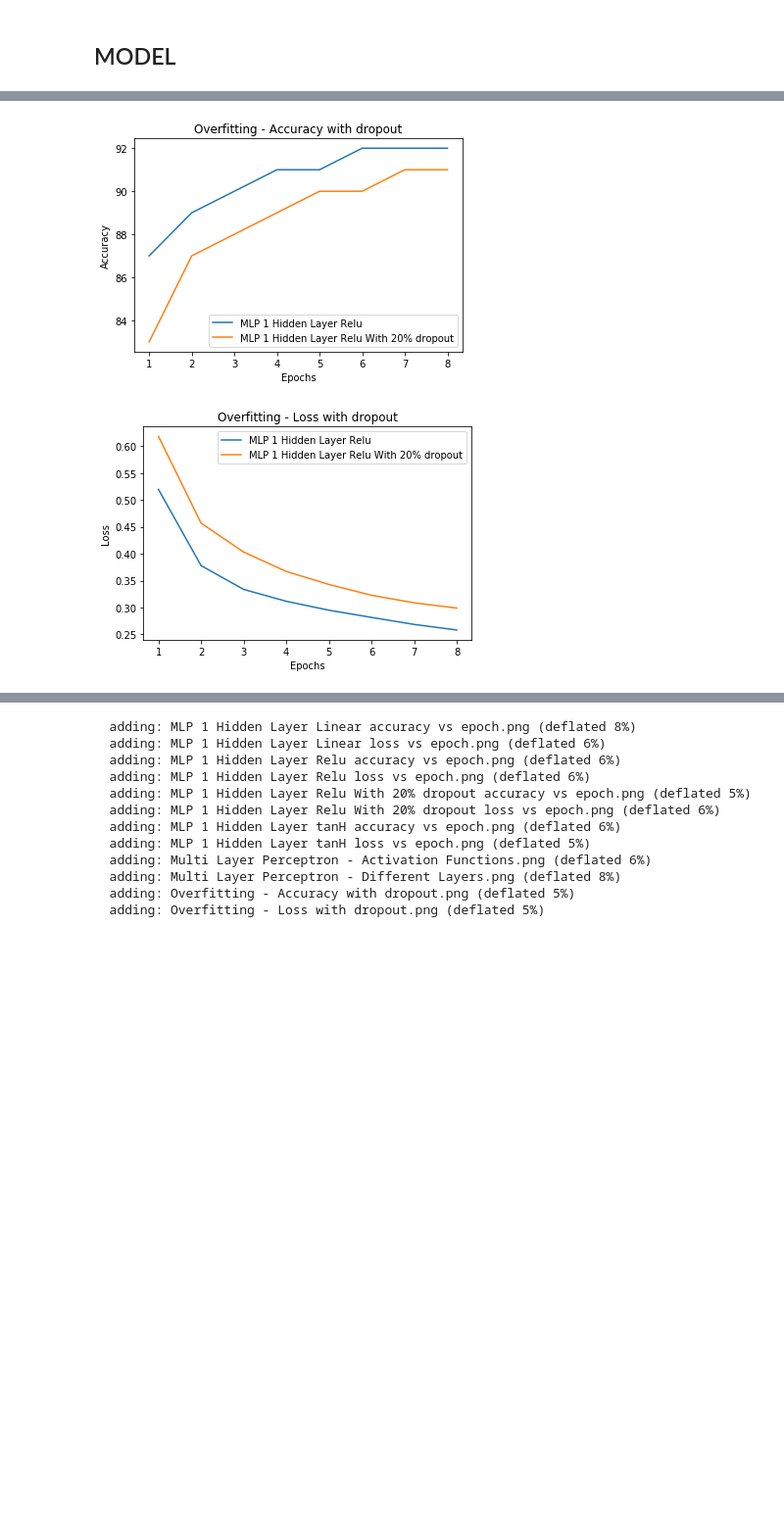
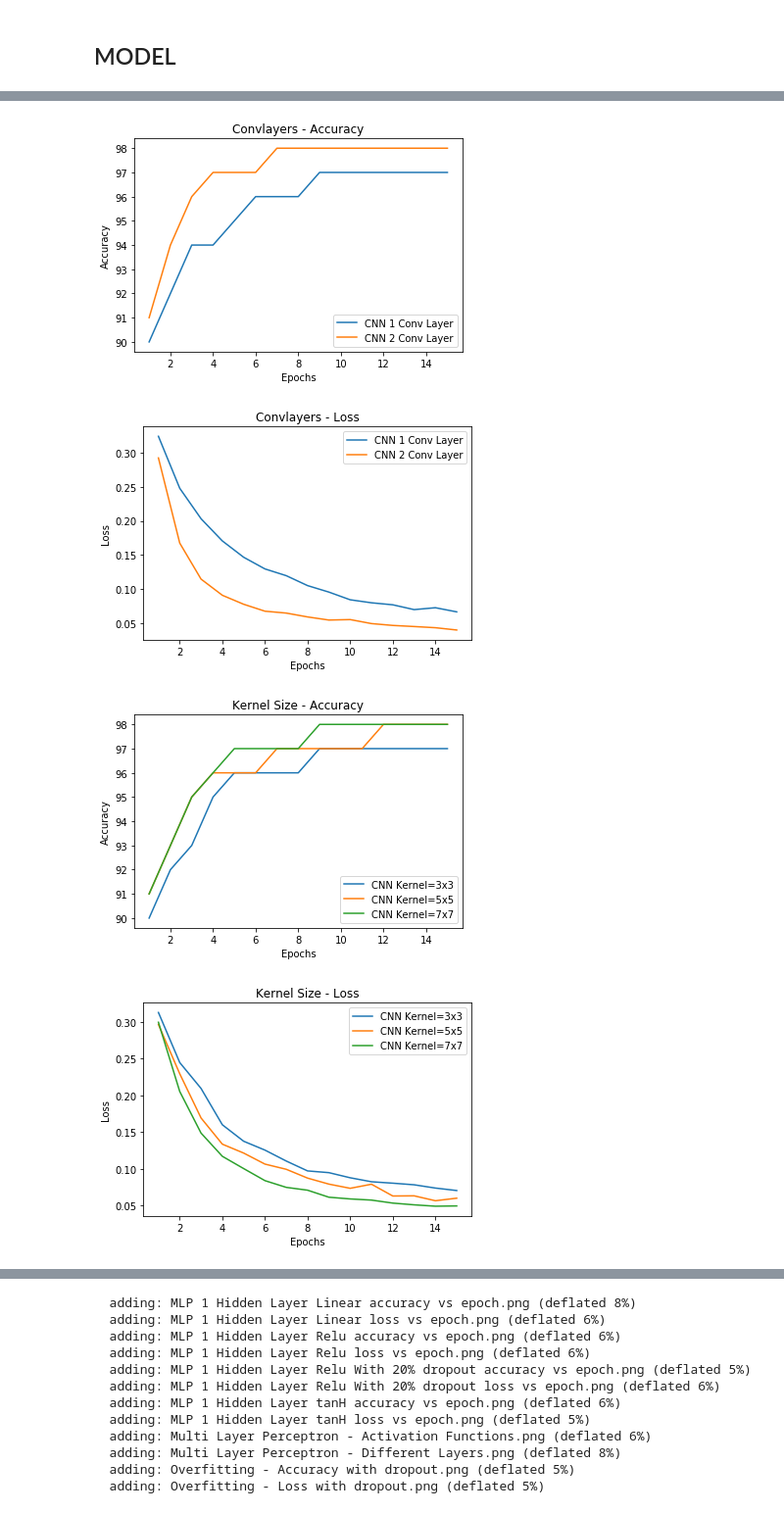
Before and after one commit to abhinavhinger12/CS574, a Jupyter notebook: mnist/MLP.ipynb, the cells around one changed output, grey strips where cells are left out. Shown at 98% size. Drawn from its saved outputs; the diff is of its cells as text; code cells hidden in the pictures; blank space fills up the shorter version.

```diff
--- a/mnist/MLP.ipynb
+++ b/mnist/MLP.ipynb
@@ -12,7 +12,7 @@ from statistics import mean
 input_size = 784
 inter = 56
 num_classes = 10
-num_epochs = 8
+num_epochs = 15
 batch_size = 100
 learning_rate = 0.01
 momentum = 0.5
@@ -149,13 +314,14 @@ class MLP3linear(nn.Module):
 # %%
 
-def test(test_loader,device,model,criterion):
+def test(test_loader,device,model,criterion,reshape):
   correct = 0
   total = 0
   test_loss = []
   for images, labels in test_loader:
       images = images.to(device)
       labels = labels.to(device)
-      images = Variable(images.view(-1, 28*28))
+      if reshape==1:
+          images = Variable(images.view(-1, 28*28))
       outputs = model(images)
       loss = criterion(outputs, labels)
       _, predicted = torch.max(outputs.data, 1)
@@ -167,7 +333,7 @@ def test(test_loader,device,model,criterion):
 
 
 
-def runner(input_size, inter, num_classes, filename,train_loader, test_loader,learning_rate,device,num_epochs,momentum,model_class,criterion):
+def runner(input_size, inter, num_classes, filename,train_loader, test_loader,learning_rate,device,num_epochs,momentum,model_class,criterion,reshape):
   model = model_class(input_size, inter, num_classes)
   model.to(device)
   optimizer = torch.optim.SGD(model.parameters(), lr=learning_rate, momentum=momentum)
@@ -183,7 +349,8 @@ def runner(input_size, inter, num_classes, filename,train_loader, test_loader,le
       for i, (images, labels) in enumerate(train_loader):
           images = images.to(device)
           labels = labels.to(device)
-          images = Variable(images.view(-1, 28*28))
+          if reshape==1:
+              images = Variable(images.view(-1, 28*28))
           labels = Variable(labels)
           optimizer.zero_grad()
           outputs = model(images)
@@ -194,7 +361,7 @@ def runner(input_size, inter, num_classes, filename,train_loader, test_loader,le
           loss.backward()
           optimizer.step()
           train_loss.append(loss.item())
-      acc, lo = test(test_loader,device,model,criterion)
+      acc, lo = test(test_loader,device,model,criterion,reshape)
       test_loss.append(lo)
       training_losses.append(mean(train_loss))
       accuracy_test.append(acc)
@@ -281,0 +673,4 @@ dropouts.append(z)
+# %%
+filename = 'CNN Dropout=0.2'
+z = [filename] + runner(784,56,10,filename,train_loader,test_loader,learning_rate,device,num_epochs,momentum,CNN2c2dr,F.nll_loss,0)
+conv_activation.append(z)
@@ -281,0 +695,4 @@ dropouts.append(z)
+# %%
+filename = 'CNN Dropout=0.5'
+z = [filename] + runner(784,56,10,filename,train_loader,test_loader,learning_rate,device,num_epochs,momentum,CNN2c5dr,F.nll_loss,0)
+conv_activation.append(z)
@@ -282,9 +729,20 @@ dropouts.append(z)
 # %%
 # plot_losses(activation,'Multi Layer Perceptron - Activation Functions')
 # plot_losses(layers,'Multi Layer Perceptron - Different Layers')
 # print(activation)
-plot_losses(activation,'Overfitting - Accuracy with dropout')
-plot_losses(activation,'Overfitting - Loss with dropout',loa=2)
+plot_losses(conv_layers,'Convlayers - Accuracy')
+plot_losses(conv_layers,'Convlayers - Loss',loa=2)
+
+plot_losses(conv_kernelsize,'Kernel Size - Accuracy')
+plot_losses(conv_kernelsize,'Kernel Size - Loss',loa=2)
+
+plot_losses(conv_nkernel,'nKernels - Accuracy')
+plot_losses(conv_nkernel,'nKernels - Loss',loa=2)
+
+plot_losses(conv_activation,'CNNActivation - Accuracy')
+plot_losses(conv_activation,'CNNActivation - Loss',loa=2)
 # %% [output]
-[figure, old version]
+[figure, new version]
-[figure, old version]
+[figure, new version]
+[figure, added]
+[figure, added]
```
Also changed, not shown: parts of 11 cells of this notebook, 2 other files.
